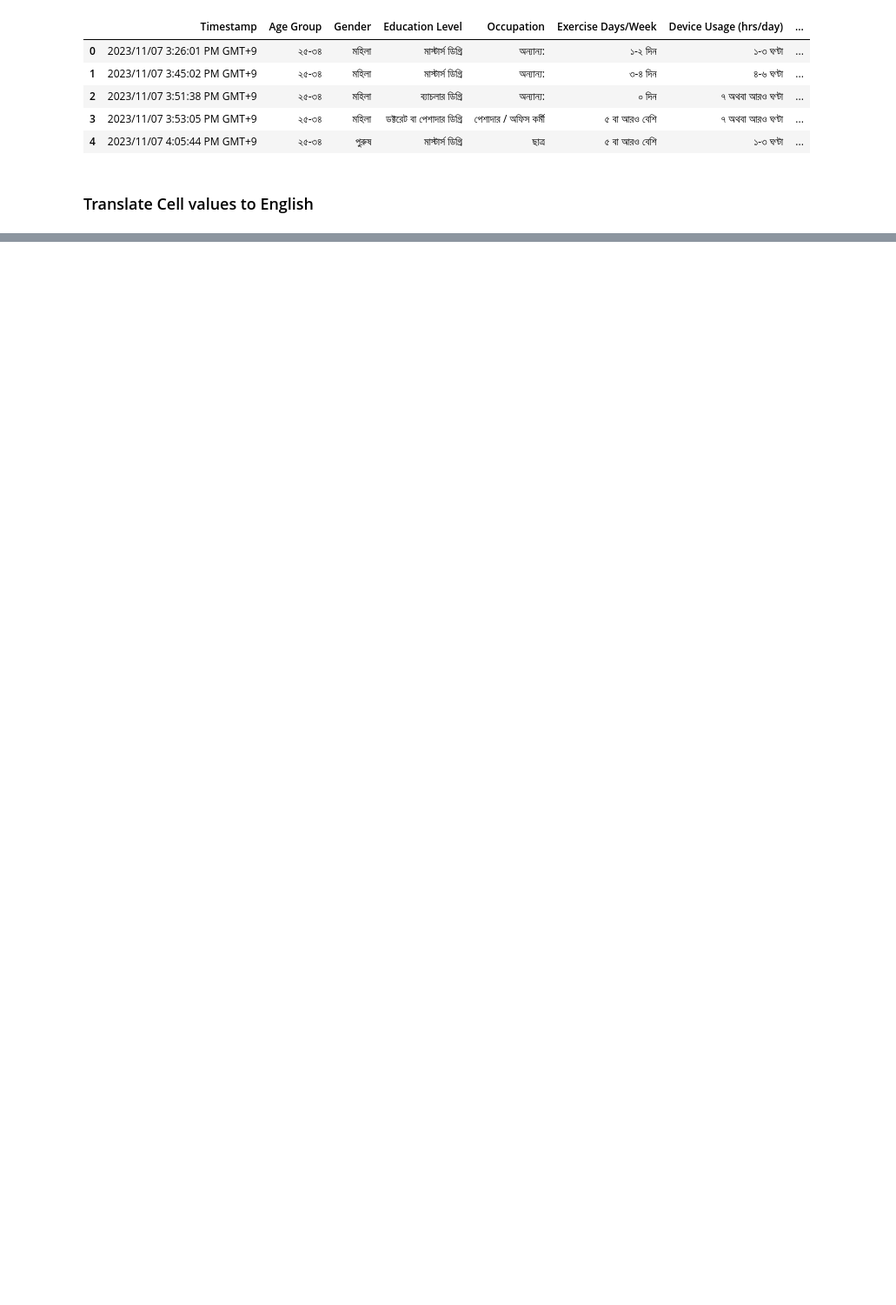
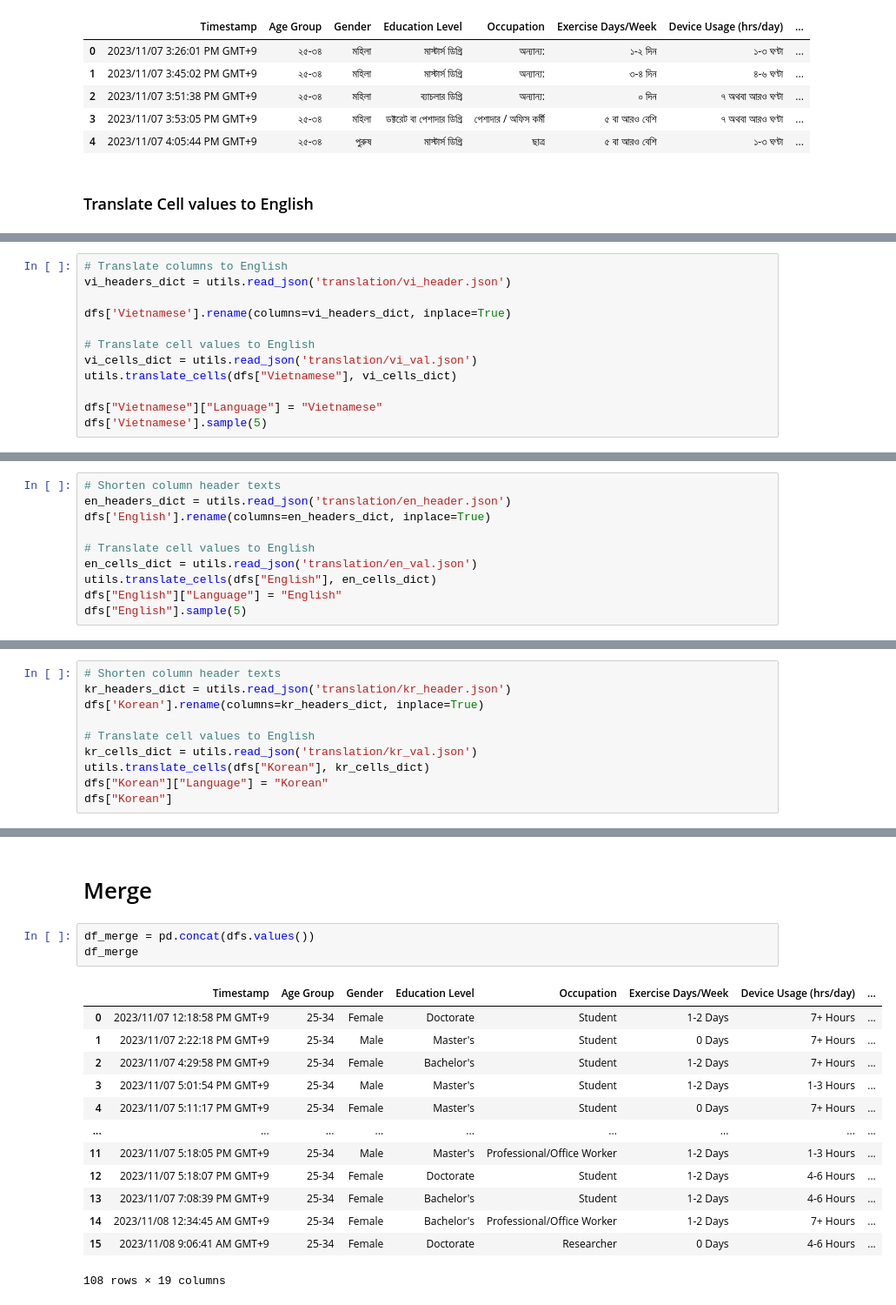
Before and after one commit to johnkimtech/sleep, a Jupyter notebook: data_prep.ipynb, the cells around one changed output, grey strips where cells are left out. Shown at 87% size. Drawn from its saved outputs; the diff is of its cells as text; blank space fills up the shorter version.

Commit message:
done: translation and merge of different csvs in different langs

```diff
--- a/data_prep.ipynb
+++ b/data_prep.ipynb
@@ -137,0 +215,12 @@ dfs['Bengali'].sample(3)
+# %%
+# Translate columns to English
+vi_headers_dict = utils.read_json('translation/vi_header.json')
+
+dfs['Vietnamese'].rename(columns=vi_headers_dict, inplace=True)
+
+# Translate cell values to English
+vi_cells_dict = utils.read_json('translation/vi_val.json')
+utils.translate_cells(dfs["Vietnamese"], vi_cells_dict)
+
+dfs["Vietnamese"]["Language"] = "Vietnamese"
+dfs['Vietnamese'].sample(5)
@@ -137,0 +253,10 @@ dfs['Bengali'].sample(3)
+# %%
+# Shorten column header texts
+en_headers_dict = utils.read_json('translation/en_header.json')
+dfs['English'].rename(columns=en_headers_dict, inplace=True)
+
+# Translate cell values to English
+en_cells_dict = utils.read_json('translation/en_val.json')
+utils.translate_cells(dfs["English"], en_cells_dict)
+dfs["English"]["Language"] = "English"
+dfs["English"].sample(5)
@@ -137,0 +272,10 @@ dfs['Bengali'].sample(3)
+# %%
+# Shorten column header texts
+kr_headers_dict = utils.read_json('translation/kr_header.json')
+dfs['Korean'].rename(columns=kr_headers_dict, inplace=True)
+
+# Translate cell values to English
+kr_cells_dict = utils.read_json('translation/kr_val.json')
+utils.translate_cells(dfs["Korean"], kr_cells_dict)
+dfs["Korean"]["Language"] = "Korean"
+dfs["Korean"]
@@ -137,0 +285,19 @@ dfs['Bengali'].sample(3)
+# %% [markdown]
+# Merge
+# %%
+df_merge = pd.concat(dfs.values())
+df_merge
+# %% [output]
+|  | Timestamp | Age Group | Gender | Education Level | Occupation | Exercise Days/Week | Device Usage (hrs/day) | ... |
+| 0 | 2023/11/07 12:18:58 PM GMT+9 | 25-34 | Female | Doctorate | Student | 1-2 Days | 7+ Hours | ... |
+| 1 | 2023/11/07 2:22:18 PM GMT+9 | 25-34 | Male | Master's | Student | 0 Days | 7+ Hours | ... |
+| 2 | 2023/11/07 4:29:58 PM GMT+9 | 25-34 | Female | Bachelor's | Student | 1-2 Days | 7+ Hours | ... |
+| 3 | 2023/11/07 5:01:54 PM GMT+9 | 25-34 | Male | Master's | Student | 1-2 Days | 1-3 Hours | ... |
+| 4 | 2023/11/07 5:11:17 PM GMT+9 | 25-34 | Female | Master's | Student | 0 Days | 7+ Hours | ... |
+| ... | ... | ... | ... | ... | ... | ... | ... | ... |
+| 11 | 2023/11/07 5:18:05 PM GMT+9 | 25-34 | Male | Master's | Professional/Office Worker | 1-2 Days | 1-3 Hours | ... |
+| 12 | 2023/11/07 5:18:07 PM GMT+9 | 25-34 | Female | Doctorate | Student | 1-2 Days | 4-6 Hours | ... |
+| 13 | 2023/11/07 7:08:39 PM GMT+9 | 25-34 | Female | Bachelor's | Student | 1-2 Days | 4-6 Hours | ... |
+| 14 | 2023/11/08 12:34:45 AM GMT+9 | 25-34 | Female | Bachelor's | Professional/Office Worker | 1-2 Days | 7+ Hours | ... |
+| 15 | 2023/11/08 9:06:41 AM GMT+9 | 25-34 | Female | Doctorate | Researcher | 0 Days | 4-6 Hours | ... |
+108 rows × 19 columns
```
Also changed, not shown: parts of 22 cells of this notebook, 13 other files.
